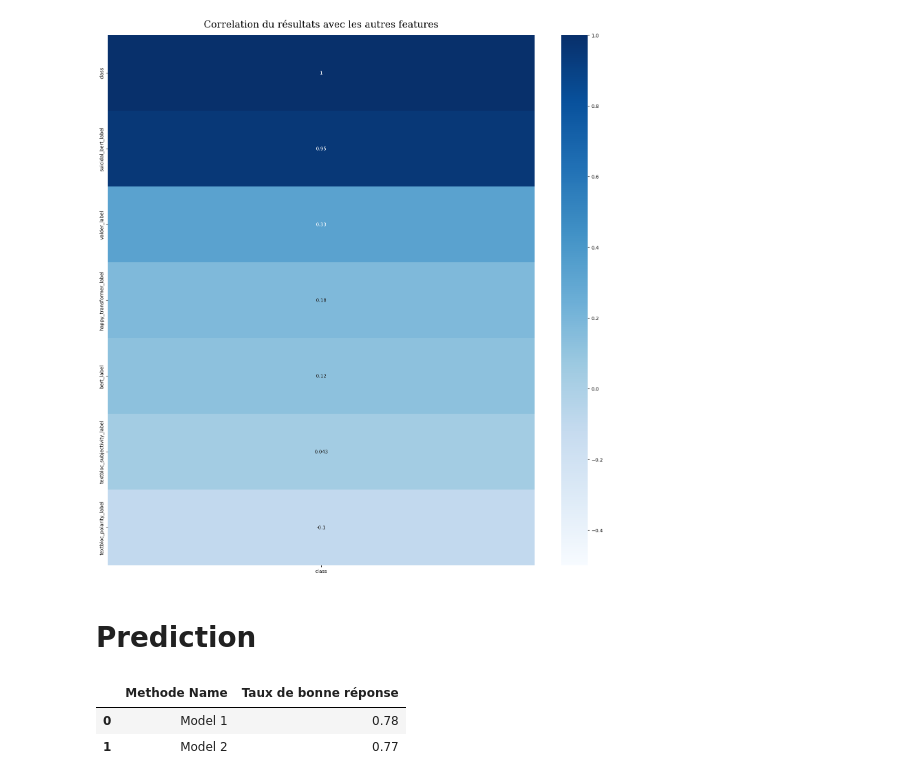
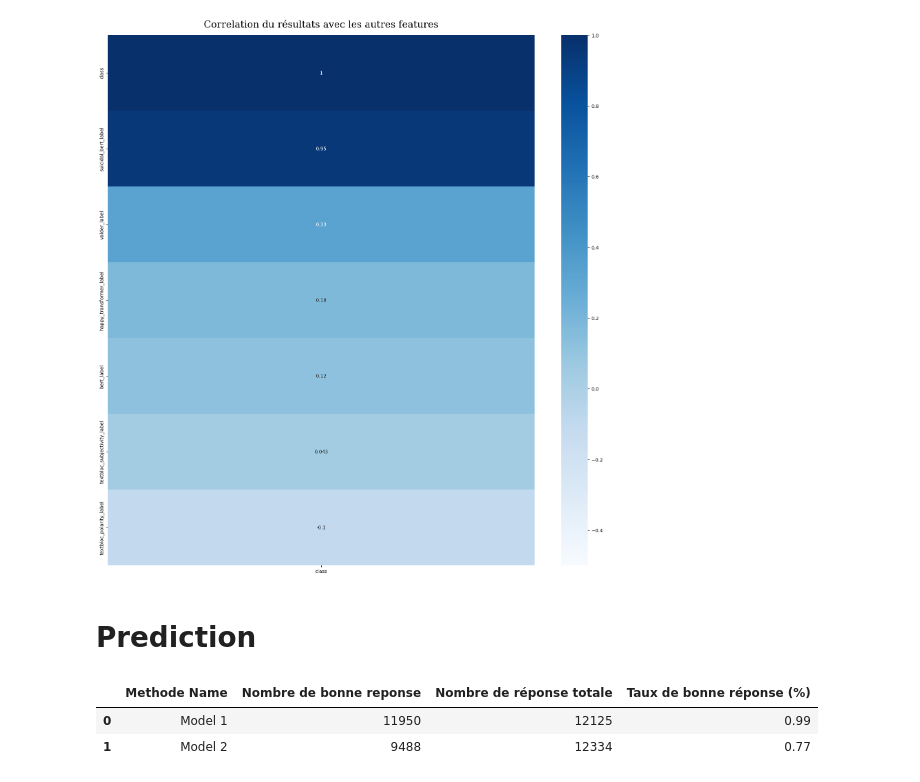
Before and after one commit to Pierre-Portfolio/TwitterFeelingAnalyse, a Jupyter notebook: Livrables/Code/Pierre.ipynb, the cells around one changed output. Drawn from its saved outputs; the diff is of its cells as text; code cells hidden in the pictures.

```diff
--- a/Livrables/Code/Pierre.ipynb
+++ b/Livrables/Code/Pierre.ipynb
@@ -258,36 +258,35 @@ df.to_csv('./Suicide_Detection_Reddit_Final.csv', index=False)
 # Prediction
 # %%
 df = pd.read_csv('./Suicide_Detection_Reddit_Final.csv')
-# %%
-# Genere un dataframe ou stock le meilleur modele pour chaque méthode
-ResultDf = pd.DataFrame()
-def StockResultDf(tab):
-    global ResultDf
-    listValue = {'Methode Name': tab[0], 'Taux de bonne réponse': tab[1]}
-    ResultDf = ResultDf.append(listValue,ignore_index=True)
 # %%
 def TauxBonneReponse(df):
     # Sélection des lignes où la colonne "class" contient la valeur 1
     selected_true_positive = df.loc[df['class'] == 1]
-    return str(round(selected_rows.shape[0] / df.shape[0], 2))
+    return [selected_true_positive.shape[0], df.shape[0], round(selected_true_positive.shape[0] / df.shape[0], 2)]
+# %%
+# Genere un dataframe ou stock le meilleur modele pour chaque méthode
+ResultDf = pd.DataFrame()
+def StockResultDf(name, df):
+    global ResultDf
+    tab = TauxBonneReponse(df)
+    listValue = {'Methode Name': name, 'Nombre de bonne reponse': tab[0], 'Nombre de réponse totale': tab[1] , 'Taux de bonne réponse (%)': tab[2]}
+    ResultDf = ResultDf.append(listValue,ignore_index=True)
 # %%
 def SelectionTweetSuicidaire(df):
     #Methode 1
     # On ne garde que suicidal bert
-    df1 = df.copy()
-    df1 = df1[df1['suicidal_bert_label'] == 1]
-    StockResultDf(["Model 1", TauxBonneReponse(df1)])
+    df1 = df[df['suicidal_bert_label'] == 1]
+    StockResultDf("Model 1", df1)
 
     #Methode 2
     # Sélection des lignes où au moins 3 des colonnes ont la valeur 1
-    df2 = df.copy()
-    df2 = df2[(df2[['valder_label', 'happy_transformer_label', 'bert_label', 'suicidal_bert_label']].sum(axis=1) >= 3)]
-    StockResultDf(["Model 2", TauxBonneReponse(df2)])
+    df2 = df[(df[['valder_label', 'happy_transformer_label', 'bert_label', 'suicidal_bert_label']].sum(axis=1) >= 3)]
+    StockResultDf("Model 2", df2)
 
 #On execute puis on affiche le resultat
 SelectionTweetSuicidaire(df.copy())
 ResultDf
 # %% [output]
-|  | Methode Name | Taux de bonne réponse |
-| 0 | Model 1 | 0.78 |
-| 1 | Model 2 | 0.77 |
+|  | Methode Name | Nombre de bonne reponse | Nombre de réponse totale | Taux de bonne réponse (%) |
+| 0 | Model 1 | 11950 | 12125 | 0.99 |
+| 1 | Model 2 | 9488 | 12334 | 0.77 |
```
Also changed, not shown: parts of 1 cell of this notebook.
